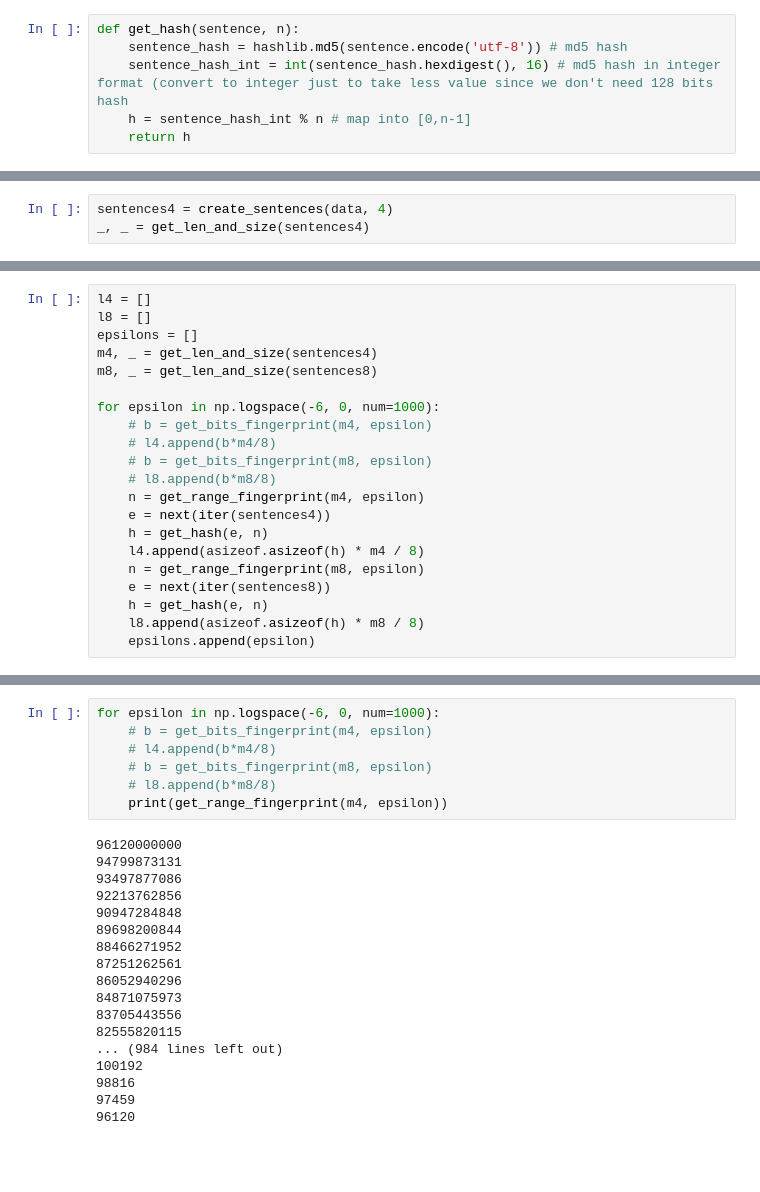
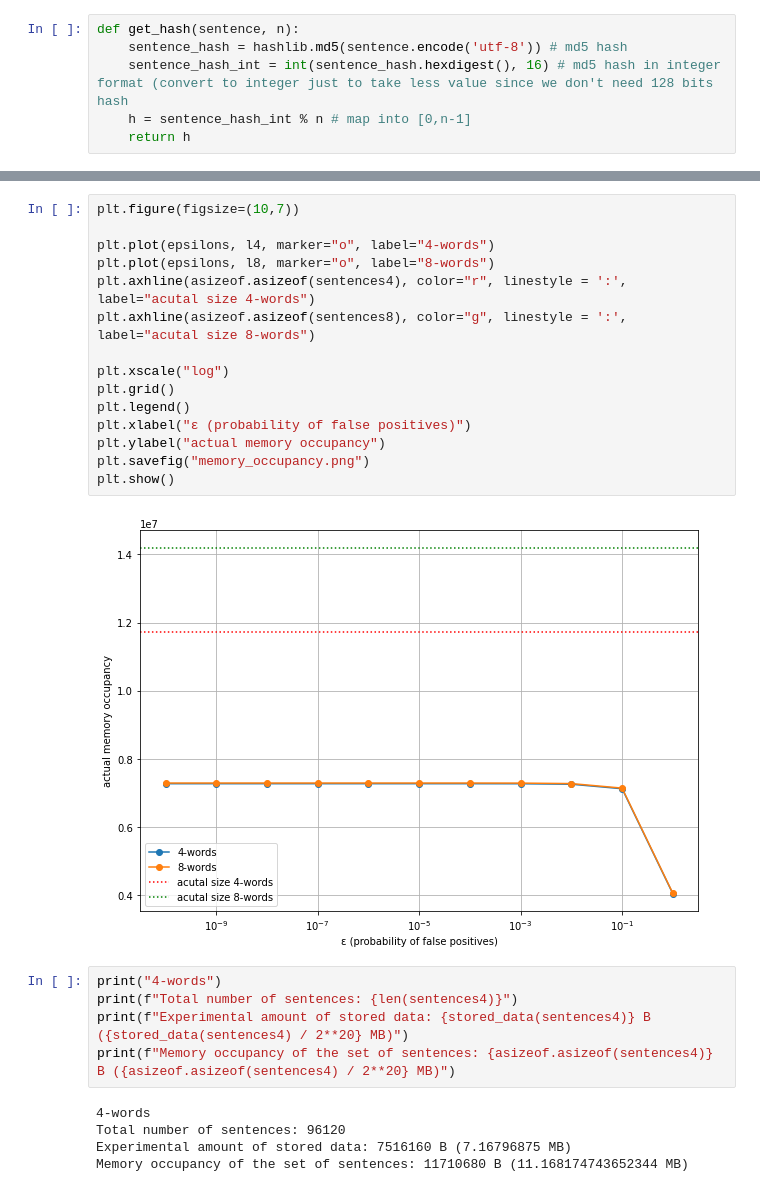
Before and after one commit to dadodimauro/ComputerAidedSimulationLab, a Jupyter notebook: Laboratories/antiplagiarism/antiplagiarism.ipynb, the cells around one changed output, grey strips where cells are left out. Cells and saved outputs as stored; diff of their text form; blank space fills up the shorter version.

```diff
--- a/Laboratories/antiplagiarism/antiplagiarism.ipynb
+++ b/Laboratories/antiplagiarism/antiplagiarism.ipynb
@@ -164,3 +141,0 @@ def get_hash(sentence, n):
-# %%
-sentences4 = create_sentences(data, 4)
-_, _ = get_len_and_size(sentences4)
@@ -220,21 +141,0 @@ get_hash(e, n)
-# %%
-l4 = []
-l8 = []
-epsilons = []
-m4, _ = get_len_and_size(sentences4)
-m8, _ = get_len_and_size(sentences8)
-
-for epsilon in np.logspace(-6, 0, num=1000):
-    # b = get_bits_fingerprint(m4, epsilon)
-    # l4.append(b*m4/8)
-    # b = get_bits_fingerprint(m8, epsilon)
-    # l8.append(b*m8/8)
-    n = get_range_fingerprint(m4, epsilon)
-    e = next(iter(sentences4))
-    h = get_hash(e, n)
-    l4.append(asizeof.asizeof(h) * m4 / 8)
-    n = get_range_fingerprint(m8, epsilon)
-    e = next(iter(sentences8))
-    h = get_hash(e, n)
-    l8.append(asizeof.asizeof(h) * m8 / 8)
-    epsilons.append(epsilon)
@@ -264,25 +142,27 @@ actual size of the set: 14196416
-# %%
-for epsilon in np.logspace(-6, 0, num=1000):
-    # b = get_bits_fingerprint(m4, epsilon)
-    # l4.append(b*m4/8)
-    # b = get_bits_fingerprint(m8, epsilon)
-    # l8.append(b*m8/8)
-    print(get_range_fingerprint(m4, epsilon))
-# %% [output]
-96120000000
-94799873131
-93497877086
-92213762856
-90947284848
-89698200844
-88466271952
-87251262561
-86052940296
-84871075973
-83705443556
-82555820115
-... (984 lines left out)
-100192
-98816
-97459
-96120
+# %%
+plt.figure(figsize=(10,7))
+
+plt.plot(epsilons, l4, marker="o", label="4-words")
+plt.plot(epsilons, l8, marker="o", label="8-words")
+plt.axhline(asizeof.asizeof(sentences4), color="r", linestyle = ':', label="acutal size 4-words")
+plt.axhline(asizeof.asizeof(sentences8), color="g", linestyle = ':', label="acutal size 8-words")
+
+plt.xscale("log")
+plt.grid()
+plt.legend()
+plt.xlabel("ε (probability of false positives)")
+plt.ylabel("actual memory occupancy")
+plt.savefig("memory_occupancy.png")
+plt.show()
+# %% [output]
+[figure, added]
+# %%
+print("4-words")
+print(f"Total number of sentences: {len(sentences4)}")
+print(f"Experimental amount of stored data: {stored_data(sentences4)} B ({stored_data(sentences4) / 2**20} MB)")
+print(f"Memory occupancy of the set of sentences: {asizeof.asizeof(sentences4)} B ({asizeof.asizeof(sentences4) / 2**20} MB)")
+# %% [output]
+4-words
+Total number of sentences: 96120
+Experimental amount of stored data: 7516160 B (7.16796875 MB)
+Memory occupancy of the set of sentences: 11710680 B (11.168174743652344 MB)
```
Also changed, not shown: parts of 29 cells of this notebook, 5 other files.
